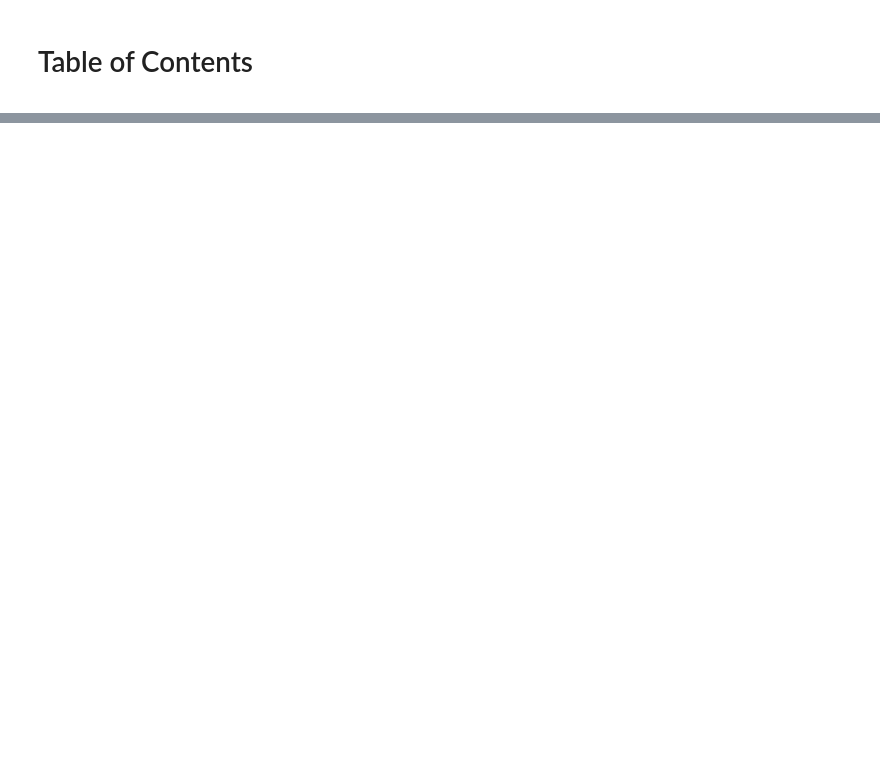
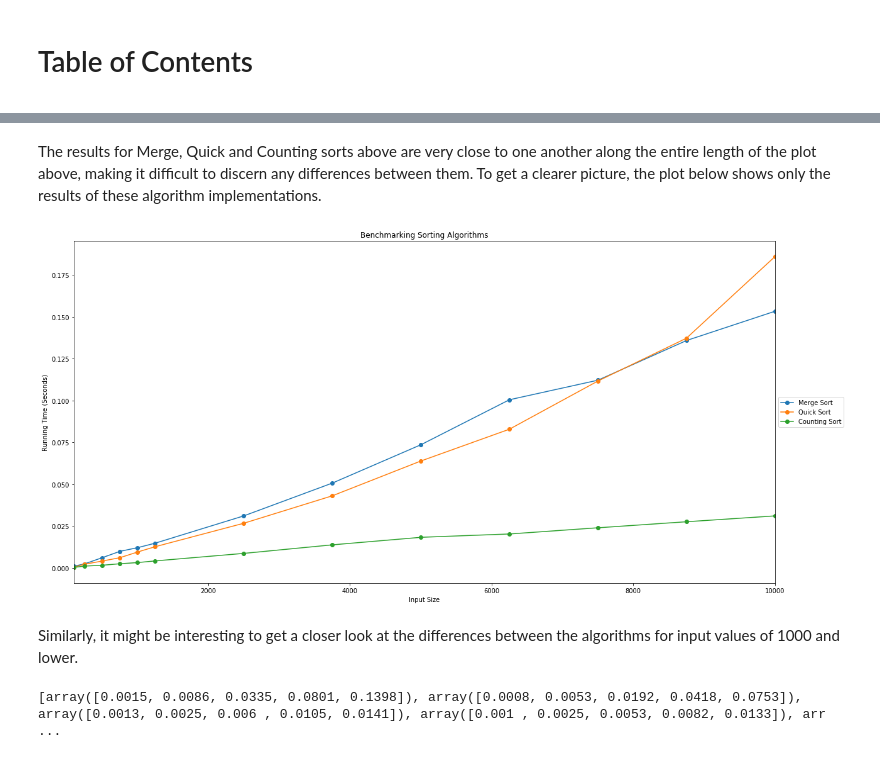
Before and after one commit to jennifer-ryan/benchmarking-sorting-algorithms, a Jupyter notebook: Benchmarking Sorting Algorithms.ipynb, the cells around one changed output, grey strips where cells are left out. Saved outputs shown, nothing was run; the diff lists cells and outputs as text; code cells hidden in the pictures; blank space fills up the shorter version.

```diff
--- a/Benchmarking Sorting Algorithms.ipynb
+++ b/Benchmarking Sorting Algorithms.ipynb
@@ -215,0 +223,12 @@ plt.show()
+# %% [markdown]
+The results for Merge, Quick and Counting sorts above are very close to one another along the entire length of the plot above, making it difficult to discern any differences between them. To get a clearer picture, the plot below shows only the results of these algorithm implementations.
+# %%
+plot = df.iloc[2:5].T.plot(title="Benchmarking Sorting Algorithms", figsize=(20, 10), style='-o')
+plot.set(xlabel="Input Size", ylabel="Running Time (Seconds)")
+plt.legend(loc='center left', bbox_to_anchor=(1, 0.5))
+#plt.xticks(n_size)
+plt.show()
+# %% [output]
+[figure, added]
+# %% [markdown]
+Similarly, it might be interesting to get a closer look at the differences between the algorithms for input values of 1000 and lower.
@@ -215,0 +237,12 @@ plt.show()
+# %%
+all_algorithms = [insertion_sort, selection_sort, merge_sort, quick_sort, counting_sort]
+
+all_averages = []
+
+for a in all_algorithms:
+    result = average_time(a)
+    all_averages.append(result)
+
+print(all_averages)
+# %% [output]
+[array([0.0015, 0.0086, 0.0335, 0.0801, 0.1398]), array([0.0008, 0.0053, 0.0192, 0.0418, 0.0753]), array([0.0013, 0.0025, 0.006 , 0.0105, 0.0141]), array([0.001 , 0.0025, 0.0053, 0.0082, 0.0133]), arr ...
```
Also changed, not shown: parts of 8 cells of this notebook.
